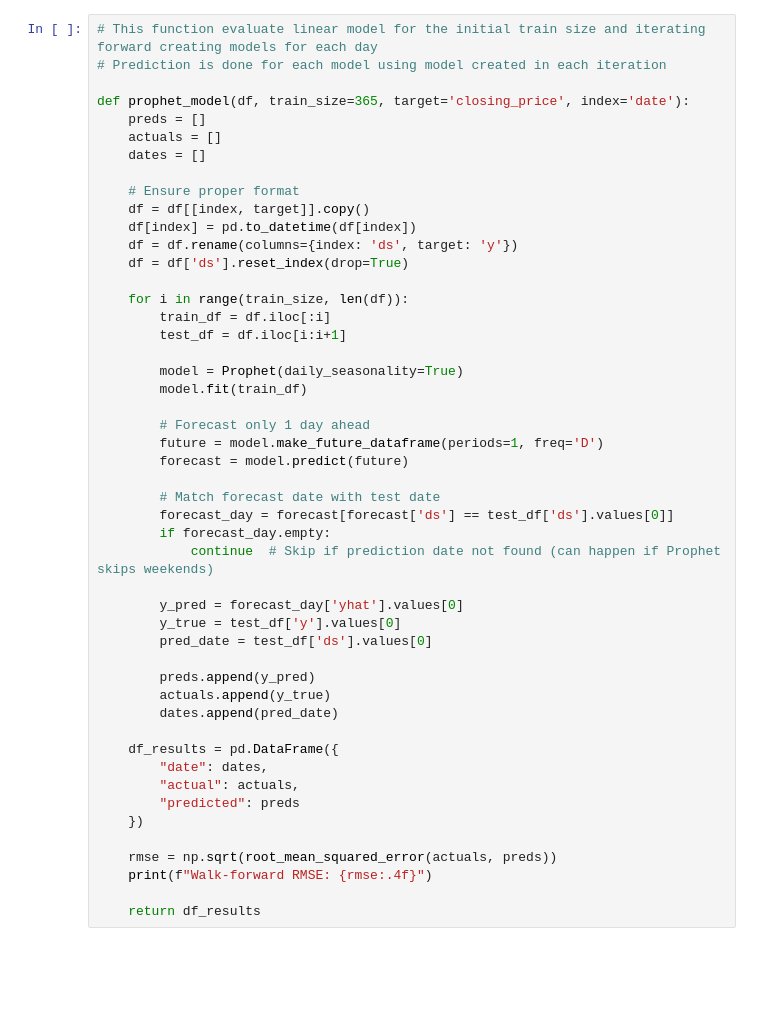
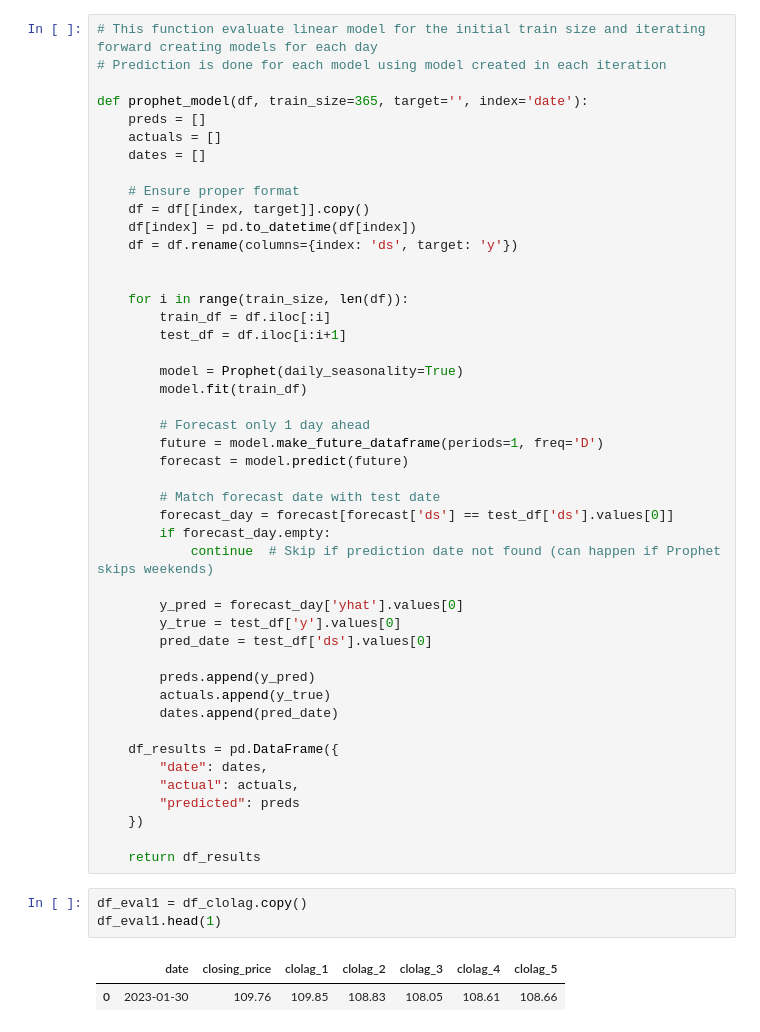
Before and after one commit to Bath1988/Daily-Australian-Stock-Price-Prediction, a Jupyter notebook: Analysis/prophet_model_training.ipynb, the cells around one changed output. Cells and saved outputs as stored; diff of their text form; blank space fills up the shorter version.

Commit message:
prophet model added

```diff
--- a/Analysis/prophet_model_training.ipynb
+++ b/Analysis/prophet_model_training.ipynb
@@ -10,7 +8,7 @@ Importing plotly failed. Interactive plots will not work.
 # This function evaluate linear model for the initial train size and iterating forward creating models for each day
 # Prediction is done for each model using model created in each iteration
 
-def prophet_model(df, train_size=365, target='closing_price', index='date'):
+def prophet_model(df, train_size=365, target='', index='date'):
     preds = []
     actuals = []
     dates = []
@@ -19,7 +17,7 @@ def prophet_model(df, train_size=365, target='closing_price', index='date'):
     df = df[[index, target]].copy()
     df[index] = pd.to_datetime(df[index])
     df = df.rename(columns={index: 'ds', target: 'y'})
-    df = df['ds'].reset_index(drop=True)
+
 
     for i in range(train_size, len(df)):
         train_df = df.iloc[:i]
@@ -51,8 +49,11 @@ def prophet_model(df, train_size=365, target='closing_price', index='date'):
         "predicted": preds
     })
 
-    rmse = np.sqrt(root_mean_squared_error(actuals, preds))
-    print(f"Walk-forward RMSE: {rmse:.4f}")
-
     return df_results
+# %%
+df_eval1 = df_clolag.copy()
+df_eval1.head(1)
+# %% [output]
+|  | date | closing_price | clolag_1 | clolag_2 | clolag_3 | clolag_4 | clolag_5 |
+| 0 | 2023-01-30 | 109.76 | 109.85 | 108.83 | 108.05 | 108.61 | 108.66 |
 # %%
```
Also changed, not shown: parts of 4 cells of this notebook.
